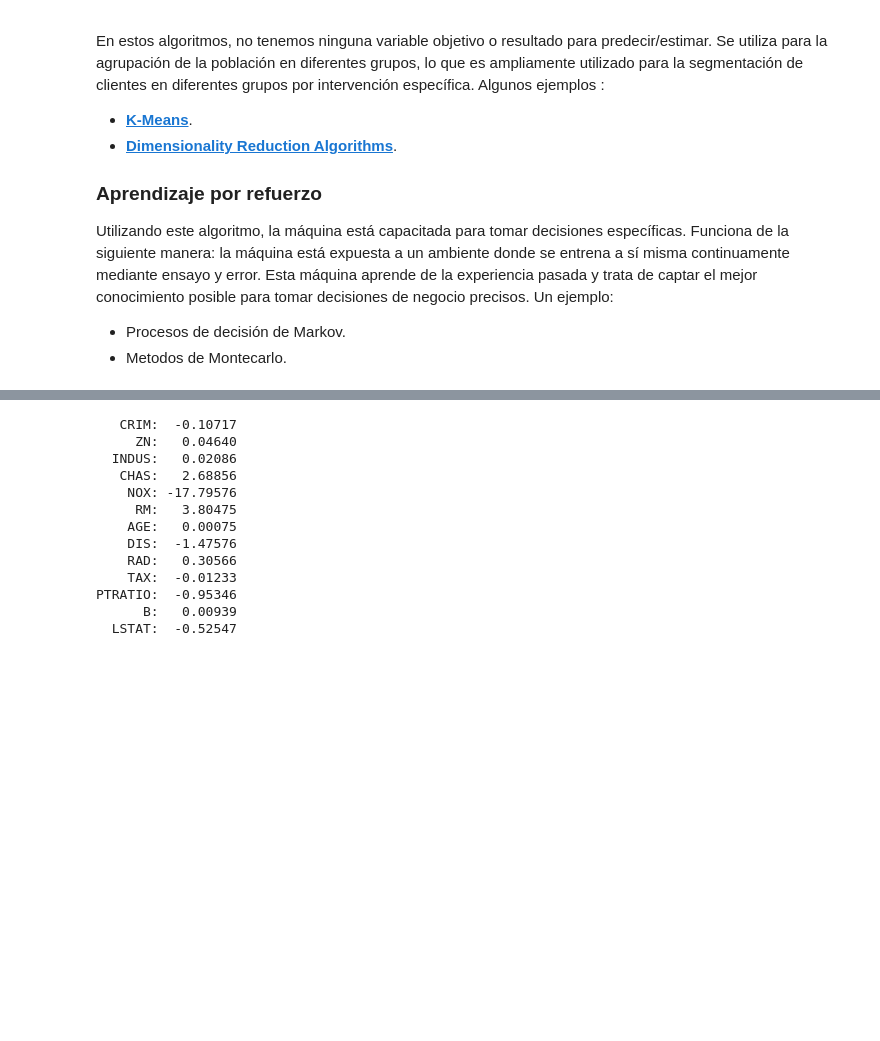
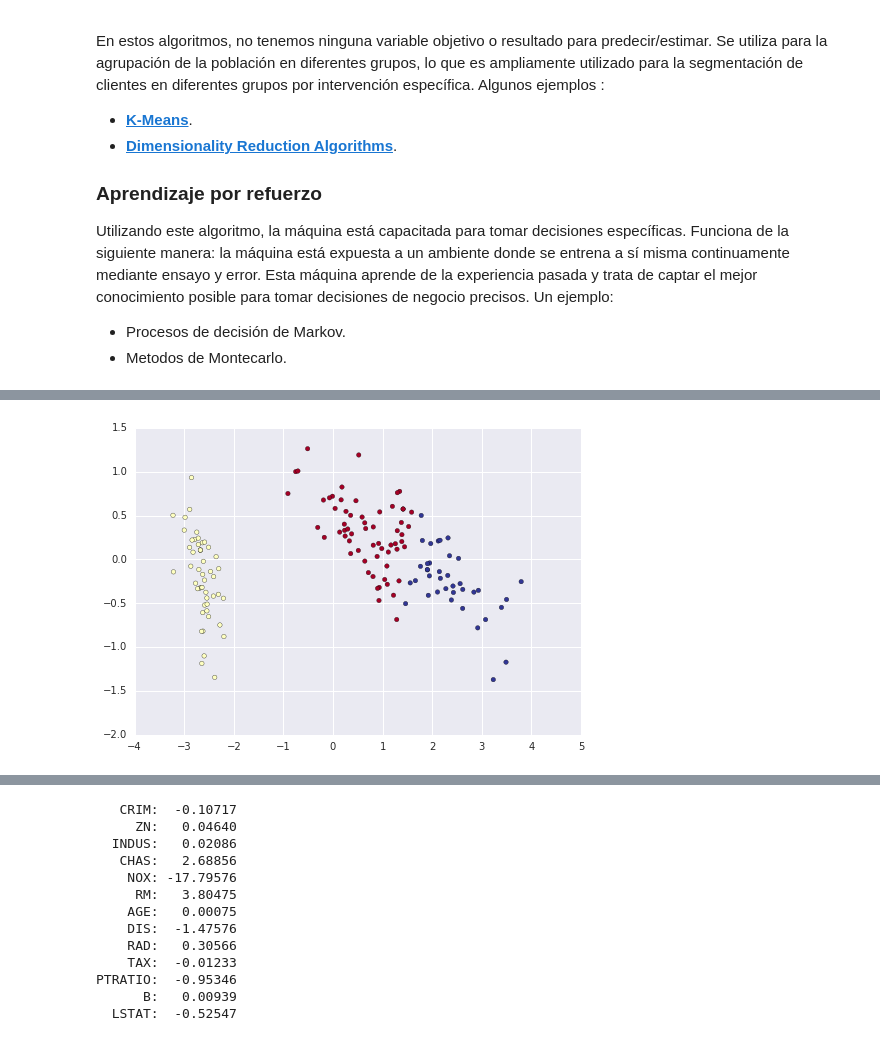
Before and after one commit to geckolml/M-L, a Jupyter notebook: scikit-learn/scikit-learn.ipynb, the cells around one changed output, grey strips where cells are left out. Saved outputs shown, nothing was run; the diff lists cells and outputs as text; code cells hidden in the pictures; blank space fills up the shorter version.

```diff
--- a/scikit-learn/scikit-learn.ipynb
+++ b/scikit-learn/scikit-learn.ipynb
@@ -198,0 +253,15 @@ Utilizando este algoritmo, la máquina está capacitada para tomar decisiones es
+# %%
+# Clustering: Kmeans, PCA
+
+from sklearn.decomposition import PCA
+from sklearn.cluster import KMeans
+k_means = KMeans(n_clusters=3, random_state=0) # Fijando los RNG en Kmeans
+k_means.fit(X)
+y_pred = k_means.predict(X)
+pca = PCA(n_components=0.95)
+pca.fit(X)
+X_reduced = pca.transform(X)
+plt.scatter(X_reduced[:, 0], X_reduced[:, 1], c=y_pred,
+           cmap='RdYlBu');
+# %% [output]
+[figure, added]
```
Also changed, not shown: parts of 43 cells of this notebook.
